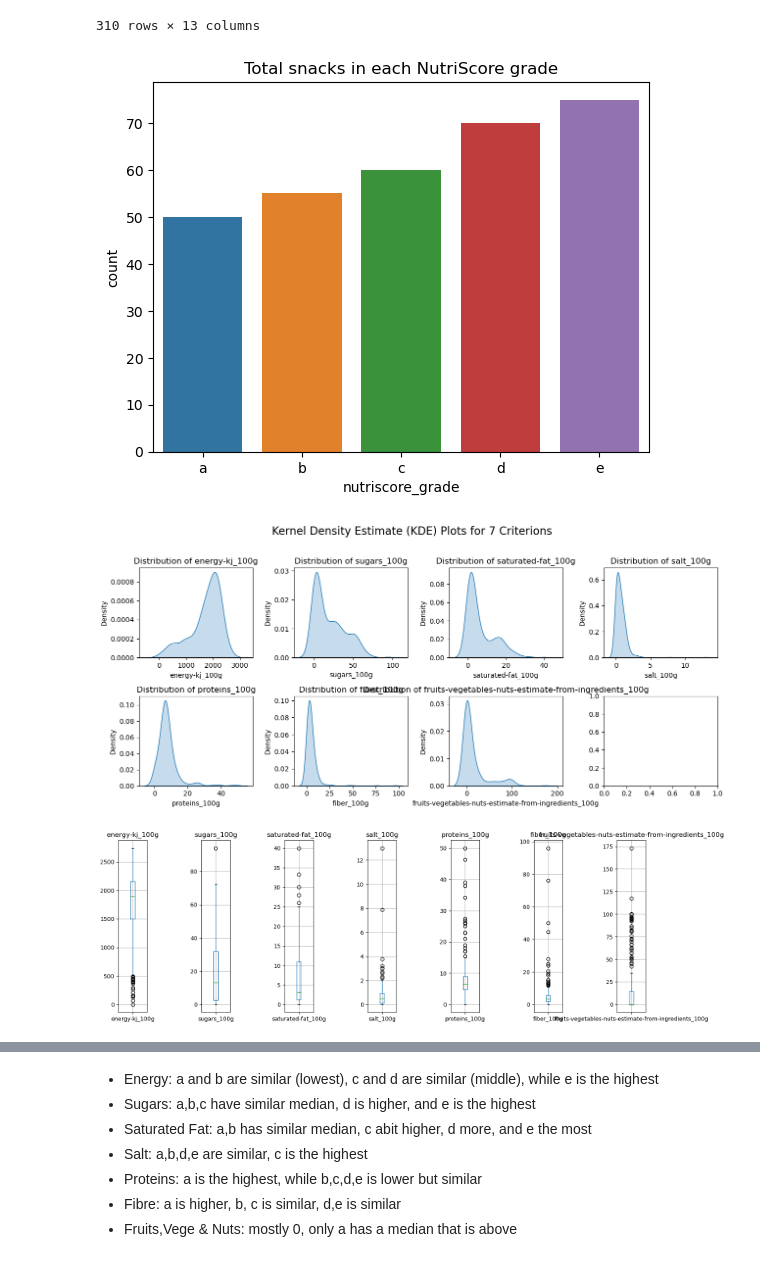
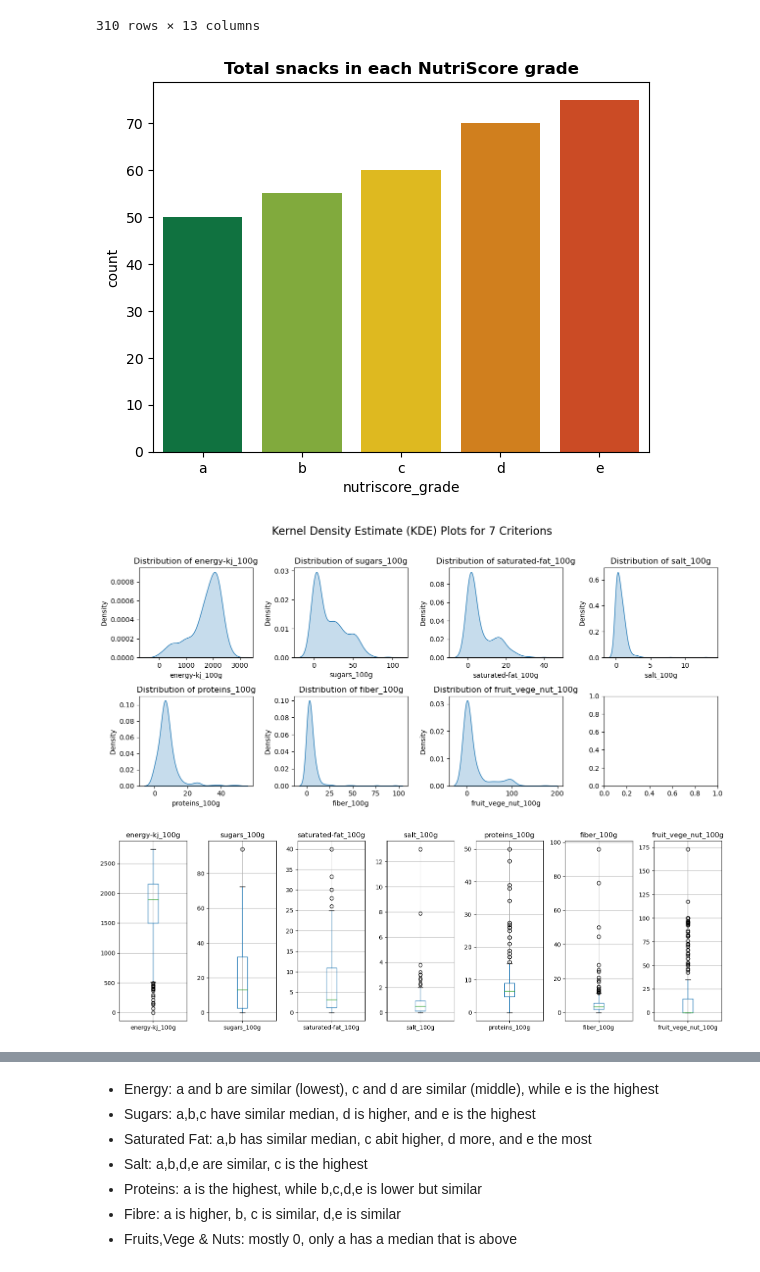
Before and after one commit to ahmadabusaiid/dm-nutri-score-project, a Jupyter notebook: additive_model_a.ipynb, the cells around one changed output, grey strips where cells are left out. Drawn from its saved outputs; the diff is of its cells as text; code cells hidden in the pictures.

```diff
--- a/additive_model_a.ipynb
+++ b/additive_model_a.ipynb
@@ -6,6 +6,12 @@ import matplotlib.pyplot as plt
 # %%
 df = pd.read_csv("Ahmad_Mayorga-Llano_Khalid.csv")
 df = df.iloc[:, :-2]
+# %%
+df.rename(columns={
+        "fruits-vegetables-nuts-estimate-from-ingredients_100g": "fruit_vege_nut_100g",
+    },
+    inplace=True
+)
 # %%
 df
 # %% [output]
@@ -22,11 +28,19 @@ df
 | 308 | 3410280020495 | Top budget | Soufflé à la cacahuète | Appetizers | 19.0 | e | 2039.0 | ... |
 | 309 | 3596710355877 | Auchan | Chips allégées | Appetizers | 1.0 | b | 1972.0 | ... |
 310 rows × 13 columns
+# %%
+grade_palette = {
+    "a": "#00823F",
+    "b": "#86BC2B",
+    "c": "#FECC00",
+    "d": "#EE8200",
+    "e": "#E73C09",
+}
 # %%
-sns.countplot(df, x="nutriscore_grade", order="abcde").set(title="Total snacks in each NutriScore grade")
+sns.countplot(df, x="nutriscore_grade", order="abcde", palette=grade_palette).set_title("Total snacks in each NutriScore grade", weight='bold')
 plt.show()
 # %% [output]
-[figure, old version]
+[figure, new version]
 # %%
 criterias = df.columns[-7:].tolist()
 # %%
@@ -48,7 +62,7 @@ plt.tight_layout(rect=[0, 0, 1, 0.96])
 # Show the plots
 plt.show()
 # %% [output]
-[figure, old version]
+[figure, new version]
 # %%
 fig, axes = plt.subplots(nrows=1, ncols=7, figsize=(15, 5))
 
@@ -61,7 +75,7 @@ plt.tight_layout()
 # Show the plot
 plt.show()
 # %% [output]
-[figure, old version]
+[figure, new version]
 # %%
 fig, axes = plt.subplots(nrows=1, ncols=7, figsize=(15, 5))
 
```
Also changed, not shown: parts of 5 cells of this notebook, 5 other files.
